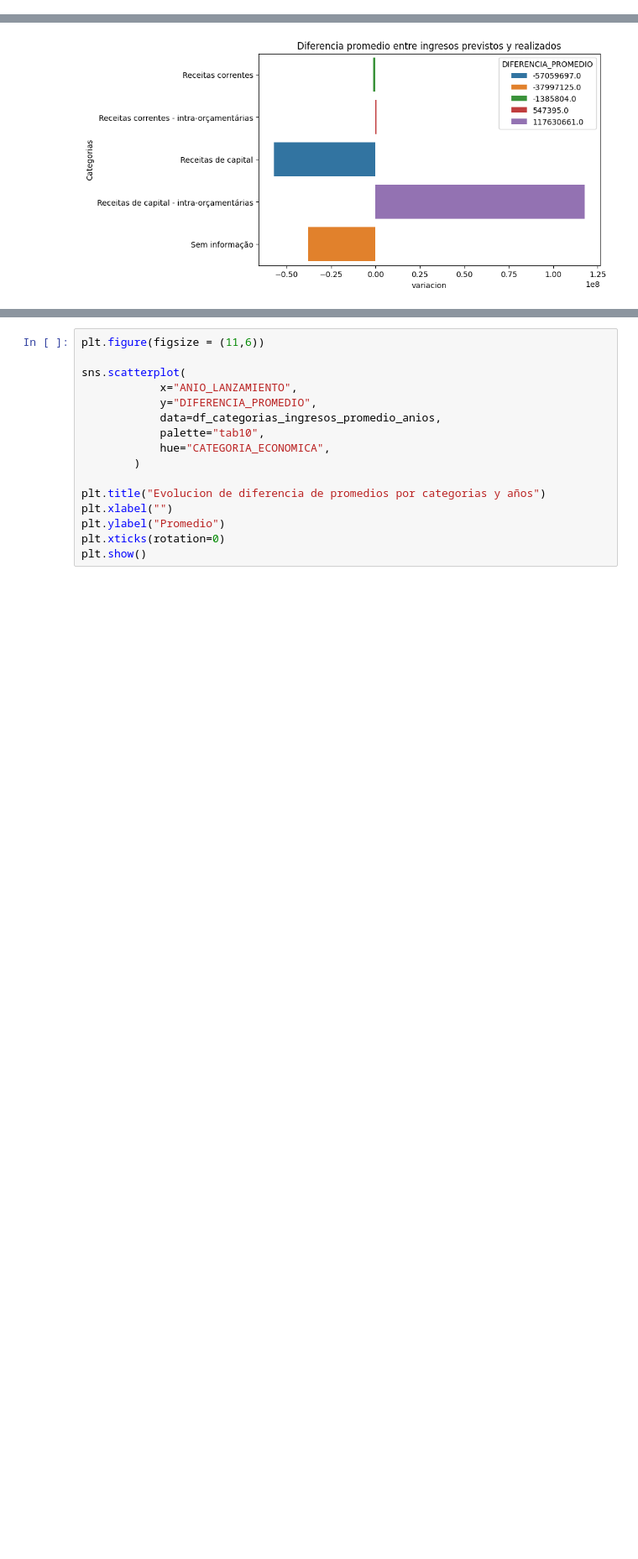
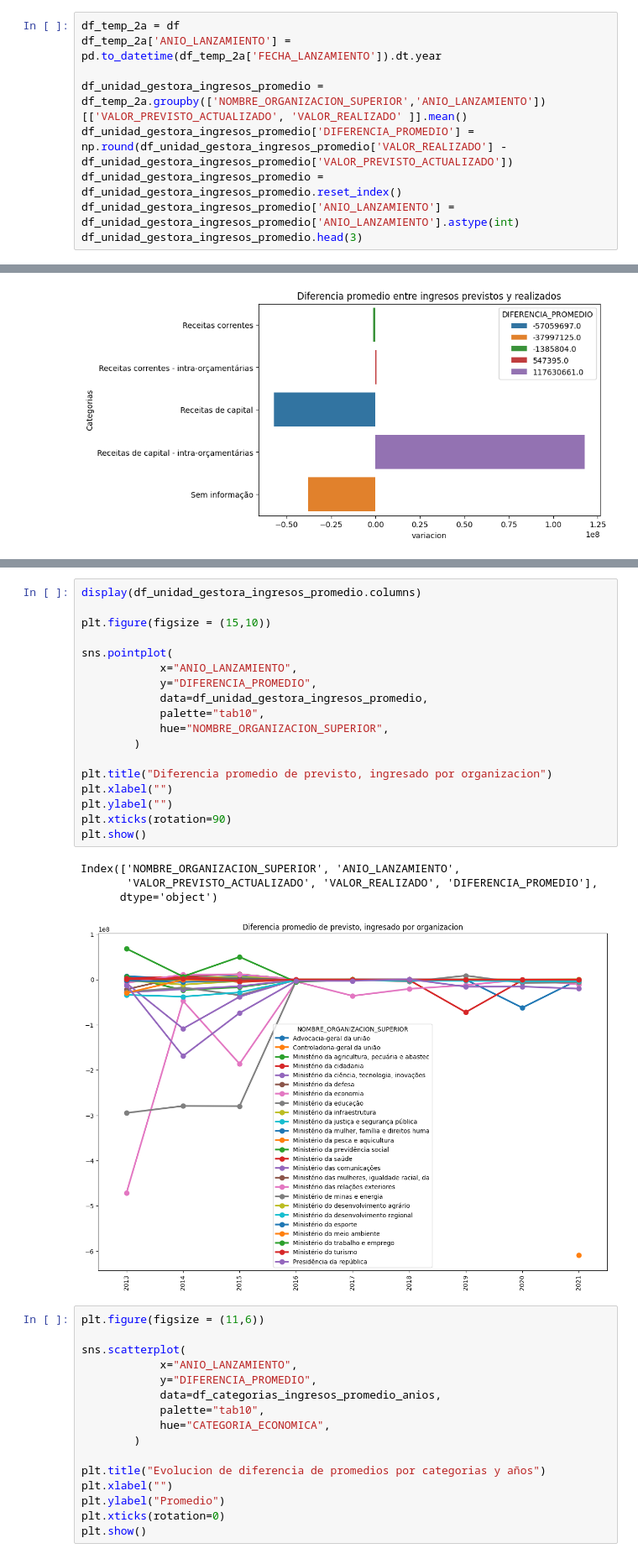
Before and after one commit to santiagorodriguez-dev/Proyecto2-EDA-Ingresos-Publicos-Brasil, a Jupyter notebook: notebooks/Fase_3_Analisis_Visulizacion.ipynb, the cells around one changed output, grey strips where cells are left out. Shown at 84% size. Saved outputs shown, nothing was run; the diff lists cells and outputs as text; blank space fills up the shorter version.

```diff
--- a/notebooks/Fase_3_Analisis_Visulizacion.ipynb
+++ b/notebooks/Fase_3_Analisis_Visulizacion.ipynb
@@ -109,0 +112,9 @@ display(df_categorias_ingresos_promedio)
+# %%
+df_temp_2a = df
+df_temp_2a['ANIO_LANZAMIENTO'] = pd.to_datetime(df_temp_2a['FECHA_LANZAMIENTO']).dt.year
+
+df_unidad_gestora_ingresos_promedio = df_temp_2a.groupby(['NOMBRE_ORGANIZACION_SUPERIOR','ANIO_LANZAMIENTO'])[['VALOR_PREVISTO_ACTUALIZADO', 'VALOR_REALIZADO' ]].mean()
+df_unidad_gestora_ingresos_promedio['DIFERENCIA_PROMEDIO'] = np.round(df_unidad_gestora_ingresos_promedio['VALOR_REALIZADO'] - df_unidad_gestora_ingresos_promedio['VALOR_PREVISTO_ACTUALIZADO'])
+df_unidad_gestora_ingresos_promedio = df_unidad_gestora_ingresos_promedio.reset_index()
+df_unidad_gestora_ingresos_promedio['ANIO_LANZAMIENTO'] = df_unidad_gestora_ingresos_promedio['ANIO_LANZAMIENTO'].astype(int)
+df_unidad_gestora_ingresos_promedio.head(3)
@@ -230,3 +246,26 @@ plt.show()
+# %%
+display(df_unidad_gestora_ingresos_promedio.columns)
+
+plt.figure(figsize = (15,10))
+
+sns.pointplot(
+            x="ANIO_LANZAMIENTO",
+            y="DIFERENCIA_PROMEDIO",
+            data=df_unidad_gestora_ingresos_promedio,
+            palette="tab10",
+            hue="NOMBRE_ORGANIZACION_SUPERIOR",
+        )
+
+plt.title("Diferencia promedio de previsto, ingresado por organizacion")
+plt.xlabel("")
+plt.ylabel("")
+plt.xticks(rotation=90)
+plt.show()
+# %% [output]
+Index(['NOMBRE_ORGANIZACION_SUPERIOR', 'ANIO_LANZAMIENTO',
+       'VALOR_PREVISTO_ACTUALIZADO', 'VALOR_REALIZADO', 'DIFERENCIA_PROMEDIO'],
+      dtype='object')
+[figure, added]
 # %%
 plt.figure(figsize = (11,6))
 
```
Also changed, not shown: parts of 5 cells of this notebook.
